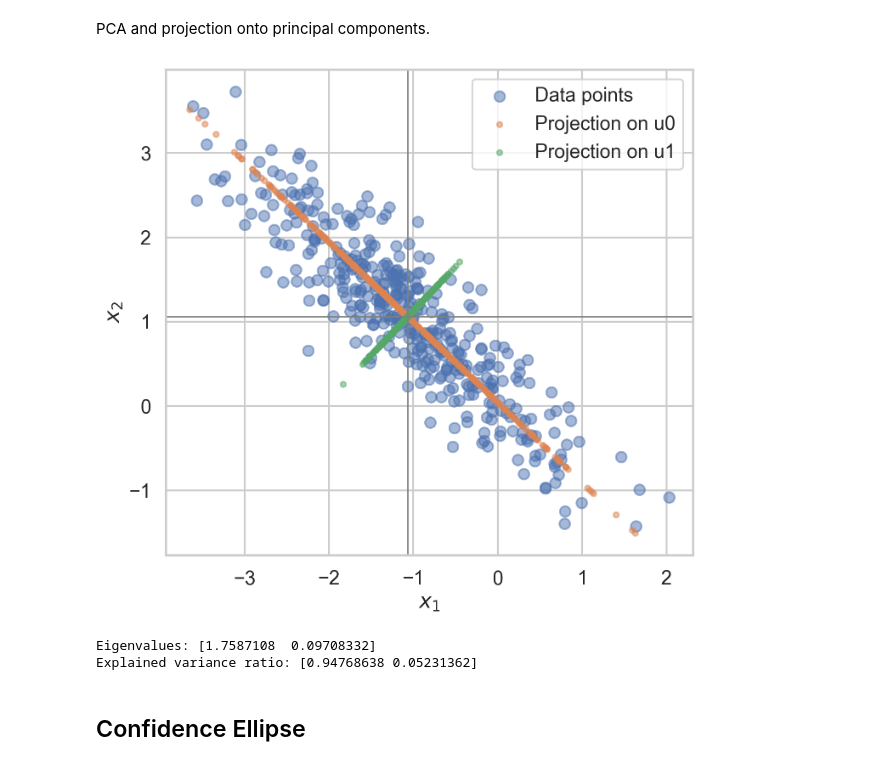
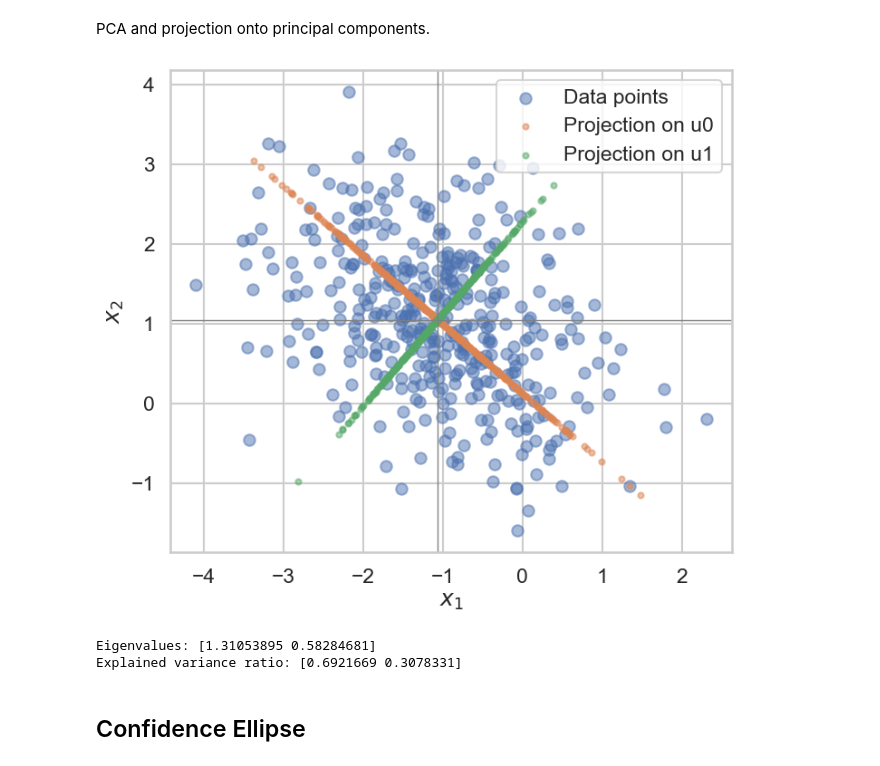
Before and after one commit to victor4628/fre-gy-7773-mlfe, a Jupyter notebook: 07_gaussian_pca.ipynb, the cells around one changed output. Cells and saved outputs as stored; diff of their text form; code cells hidden in the pictures.

```diff
--- a/07_gaussian_pca.ipynb
+++ b/07_gaussian_pca.ipynb
@@ -42,9 +45,9 @@ covariance matrix.
 np.random.seed(SEED)
 
 n_samples = 400
-mean = #TODO
-cov = #TODO
-x_samples = #TODO
+mean = [-1, 1]
+cov = [[1, -0.3], [-0.3, 1]]
+x_samples = np.random.multivariate_normal(mean, cov, n_samples)
 # %%
 print(x_samples.shape)
 # %% [output]
@@ -55,58 +58,58 @@ PCA and projection onto principal components.
 # Compute SVD of the sample covariance matrix.
 # For a symmetric covariance matrix, 'u' columns are the eigenvectors
 # (principal directions) and 's' contains the corresponding eigenvalues.
-u, s, u_transpose = #TODO
+u, s, u_transpose = np.linalg.svd(np.cov(x_samples, rowvar=False))
 
 # Compute and subtract the sample mean to center the data before projection.
-x_mean = #TODO
-x_centered = #TODO
+x_mean = np.mean(x_samples, axis=0)
+x_centered = x_samples - x_mean
 
 # Select the first and second principal direction as column vectors (shape (2,1)).
-u0 = #TODO  # first principal component (direction)
-u1 = #TODO  # second principal component (direction)
+u0 = u[:, 0].reshape(-1, 1)  # first principal component (direction)
+u1 = u[:, 1].reshape(-1, 1)  # second principal component (direction)
 
 
 # Project centered data onto each principal direction and reconstruct in original space.
 # x_centered @ u0 @ u0.T computes the orthogonal projection onto span(u0).
 # Add x_mean back to move from centered coordinates to original coordinates.
-x_samples_projected_u0 = #TODO
-x_samples_projected_u1 = #TODO
+x_samples_projected_u0 = x_centered @ u0 @ u0.T + x_mean
+x_samples_projected_u1 = x_centered @ u1 @ u1.T + x_mean
 # %%
 # Plot data points and their projections onto the first two principal directions.
 
 fig, ax = plt.subplots(figsize=(8, 8))
-ax.scatter(#TODO, #TODO, alpha=0.5, label="Data points")
+ax.scatter(x_samples[:, 0], x_samples[:, 1], alpha=0.5, label="Data points")
 ax.scatter(
-    #TODO,
-    #TODO,
+    x_samples_projected_u0[:, 0],
+    x_samples_projected_u0[:, 1],
     alpha=0.5,
     s=20.0,
     label="Projection on u0",
 )
 ax.scatter(
-    #TODO,
-    #TODO,
+    x_samples_projected_u1[:, 0],
+    x_samples_projected_u1[:, 1],
     alpha=0.5,
     s=20.0,
     label="Projection on u1",
 )
-ax.axvline(x=#TODO, c="grey", lw=1)
-ax.axhline(y=#TODO, c="grey", lw=1)
+ax.axvline(x=x_mean[0], c="grey", lw=1)
+ax.axhline(y=x_mean[1], c="grey", lw=1)
 ax.set_aspect(1)
 ax.set_xlabel("$x_1$")
 ax.set_ylabel("$x_2$")
 ax.legend()
 plt.show()
 # %% [output]
-[figure, old version]
+[figure, new version]
 # %%
 # Report eigenvalues / explained variance to connect with the visualization
-explained_ratio = #TODO
+explained_ratio = s / np.sum(s)
 print("Eigenvalues:", s)
 print("Explained variance ratio:", explained_ratio)
 # %% [output]
-Eigenvalues: [1.7587108  0.09708332]
-Explained variance ratio: [0.94768638 0.05231362]
+Eigenvalues: [1.31053895 0.58284681]
+Explained variance ratio: [0.6921669 0.3078331]
 # %% [markdown]
 ## Confidence Ellipse
 # %% [markdown]
```
Also changed, not shown: parts of 3 cells of this notebook, 1 other file.
